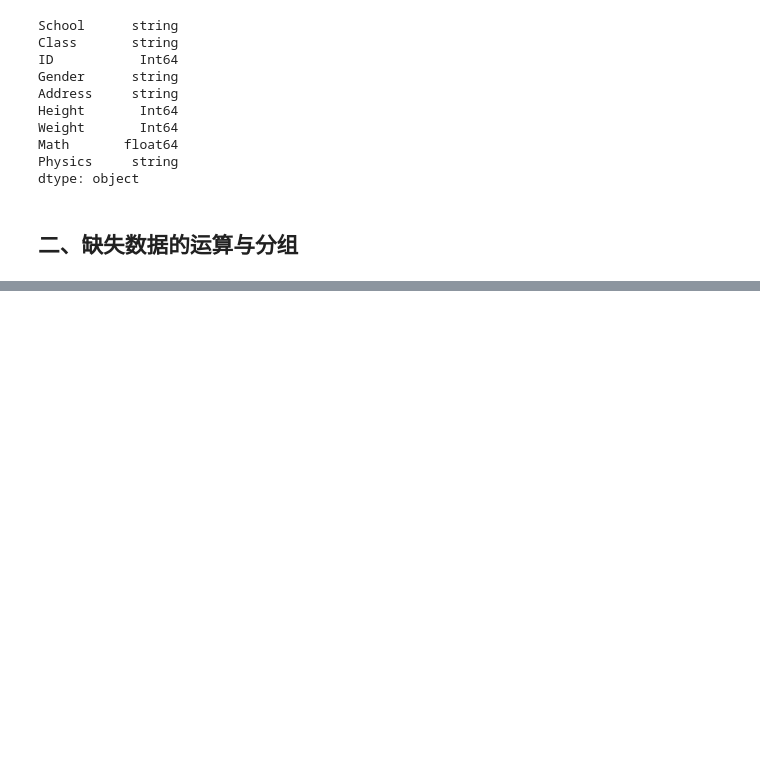
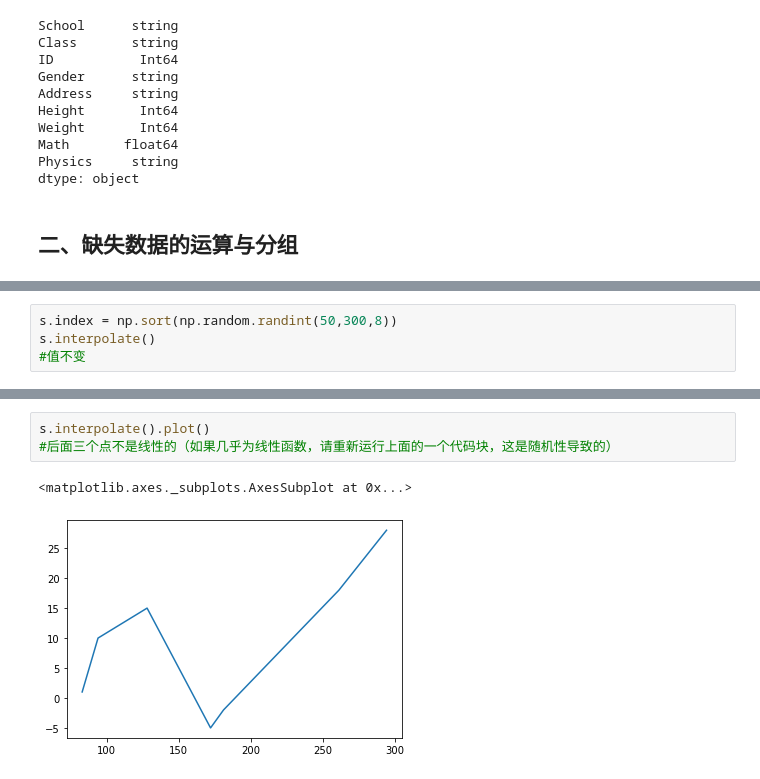
Before and after one commit to datawhalechina/joyful-pandas, a Jupyter notebook: 第6章 缺失数据.ipynb, the cells around one changed output, grey strips where cells are left out. Cells and saved outputs as stored; diff of their text form; blank space fills up the shorter version.

```diff
--- a/第6章 缺失数据.ipynb
+++ b/第6章 缺失数据.ipynb
@@ -576,0 +767,4 @@ dtype: object
+# %%
+s.index = np.sort(np.random.randint(50,300,8))
+s.interpolate()
+#值不变
@@ -576,0 +781,6 @@ dtype: object
+# %%
+s.interpolate().plot()
+#后面三个点不是线性的（如果几乎为线性函数，请重新运行上面的一个代码块，这是随机性导致的）
+# %% [output]
+<matplotlib.axes._subplots.AxesSubplot at 0x...>
+[figure, added]
```
Also changed, not shown: parts of 56 cells of this notebook, 7 other files.
